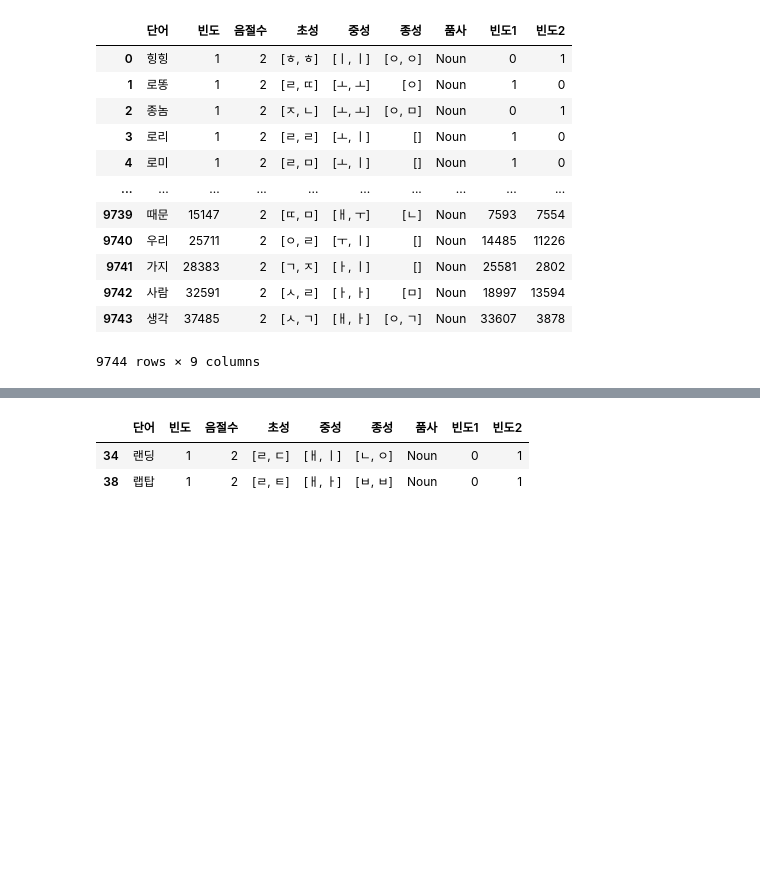
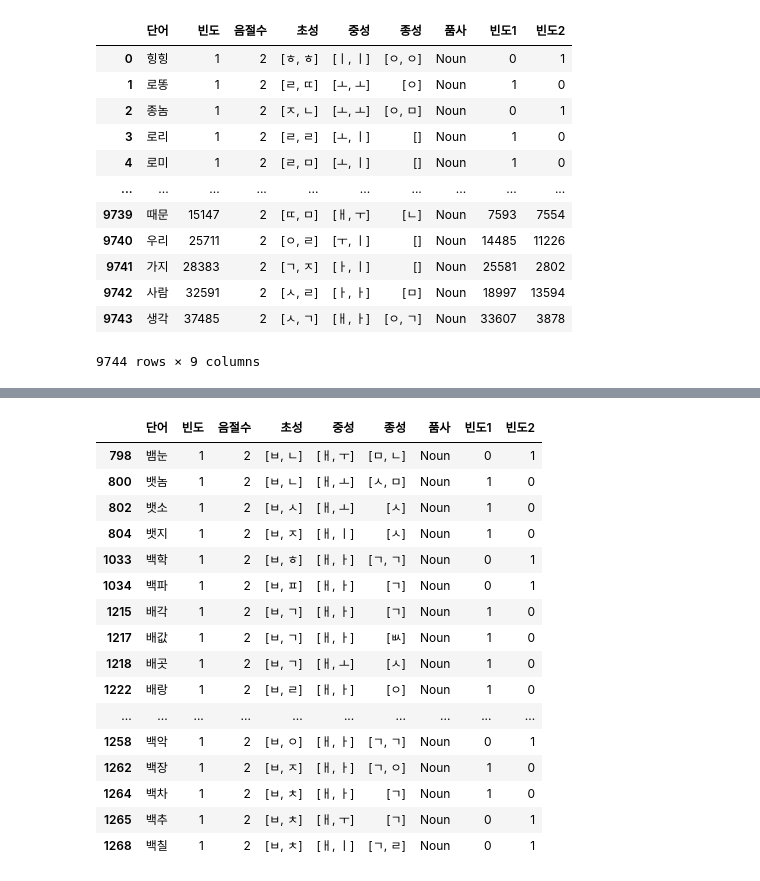
Before and after one commit to irregular6612/phoneticConvergence, a Jupyter notebook: data.ipynb, the cells around one changed output, grey strips where cells are left out. Drawn from its saved outputs; the diff is of its cells as text; code cells hidden in the pictures; blank space fills up the shorter version.

Commit message:
word-selection complete

```diff
--- a/data.ipynb
+++ b/data.ipynb
@@ -473,8 +452,20 @@ sample[(sample['중성'].str[0] == 'ㅐ')]
-# %%
-word_list = ['랜딩', '랩탑']
-filtered_df = main_df[main_df['단어'].isin(word_list)]
-filtered_df
-# %% [output]
-|  | 단어 | 빈도 | 음절수 | 초성 | 중성 | 종성 | 품사 | 빈도1 | 빈도2 |
-| 34 | 랜딩 | 1 | 2 | [ㄹ, ㄷ] | [ㅐ, ㅣ] | [ㄴ, ㅇ] | Noun | 0 | 1 |
-| 38 | 랩탑 | 1 | 2 | [ㄹ, ㅌ] | [ㅐ, ㅏ] | [ㅂ, ㅂ] | Noun | 0 | 1 |
+# %%
+sample[(sample['초성'].str[0] == 'ㅂ') & (sample['중성'].str[0] == 'ㅐ')].head(20)
+# %% [output]
+|  | 단어 | 빈도 | 음절수 | 초성 | 중성 | 종성 | 품사 | 빈도1 | 빈도2 |
+| 798 | 뱀눈 | 1 | 2 | [ㅂ, ㄴ] | [ㅐ, ㅜ] | [ㅁ, ㄴ] | Noun | 0 | 1 |
+| 800 | 뱃놈 | 1 | 2 | [ㅂ, ㄴ] | [ㅐ, ㅗ] | [ㅅ, ㅁ] | Noun | 1 | 0 |
+| 802 | 뱃소 | 1 | 2 | [ㅂ, ㅅ] | [ㅐ, ㅗ] | [ㅅ] | Noun | 1 | 0 |
+| 804 | 뱃지 | 1 | 2 | [ㅂ, ㅈ] | [ㅐ, ㅣ] | [ㅅ] | Noun | 1 | 0 |
+| 1033 | 백학 | 1 | 2 | [ㅂ, ㅎ] | [ㅐ, ㅏ] | [ㄱ, ㄱ] | Noun | 0 | 1 |
+| 1034 | 백파 | 1 | 2 | [ㅂ, ㅍ] | [ㅐ, ㅏ] | [ㄱ] | Noun | 0 | 1 |
+| 1215 | 배각 | 1 | 2 | [ㅂ, ㄱ] | [ㅐ, ㅏ] | [ㄱ] | Noun | 1 | 0 |
+| 1217 | 배값 | 1 | 2 | [ㅂ, ㄱ] | [ㅐ, ㅏ] | [ㅄ] | Noun | 1 | 0 |
+| 1218 | 배곳 | 1 | 2 | [ㅂ, ㄱ] | [ㅐ, ㅗ] | [ㅅ] | Noun | 1 | 0 |
+| 1222 | 배랑 | 1 | 2 | [ㅂ, ㄹ] | [ㅐ, ㅏ] | [ㅇ] | Noun | 1 | 0 |
+| ... | ... | ... | ... | ... | ... | ... | ... | ... | ... |
+| 1258 | 백악 | 1 | 2 | [ㅂ, ㅇ] | [ㅐ, ㅏ] | [ㄱ, ㄱ] | Noun | 0 | 1 |
+| 1262 | 백장 | 1 | 2 | [ㅂ, ㅈ] | [ㅐ, ㅏ] | [ㄱ, ㅇ] | Noun | 1 | 0 |
+| 1264 | 백차 | 1 | 2 | [ㅂ, ㅊ] | [ㅐ, ㅏ] | [ㄱ] | Noun | 1 | 0 |
+| 1265 | 백추 | 1 | 2 | [ㅂ, ㅊ] | [ㅐ, ㅜ] | [ㄱ] | Noun | 0 | 1 |
+| 1268 | 백칠 | 1 | 2 | [ㅂ, ㅊ] | [ㅐ, ㅣ] | [ㄱ, ㄹ] | Noun | 0 | 1 |
```
Also changed, not shown: parts of 8 cells of this notebook, 2 other files.
